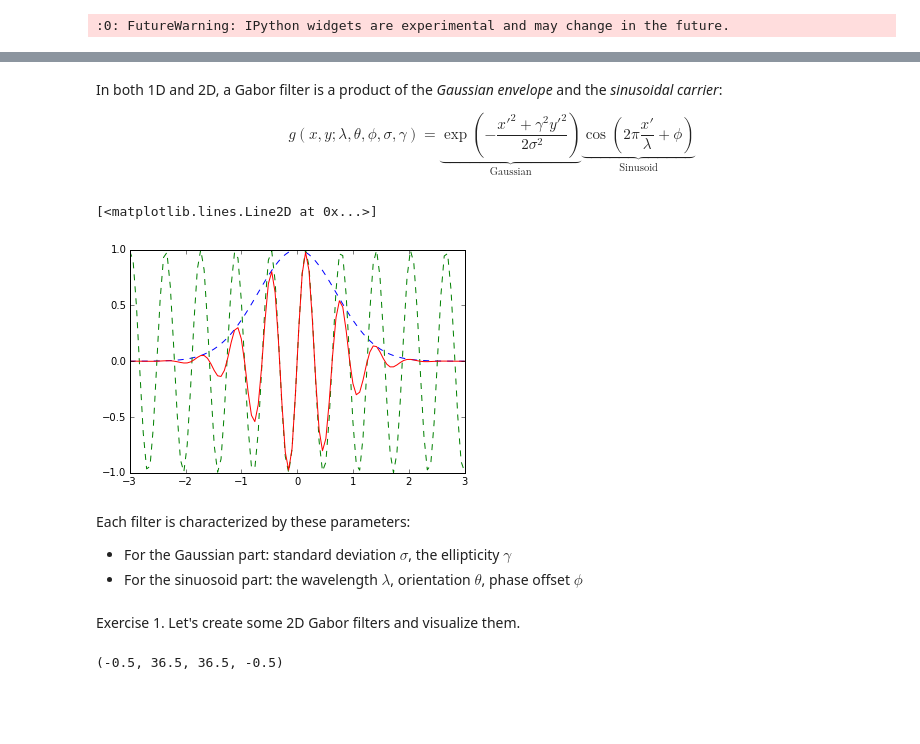
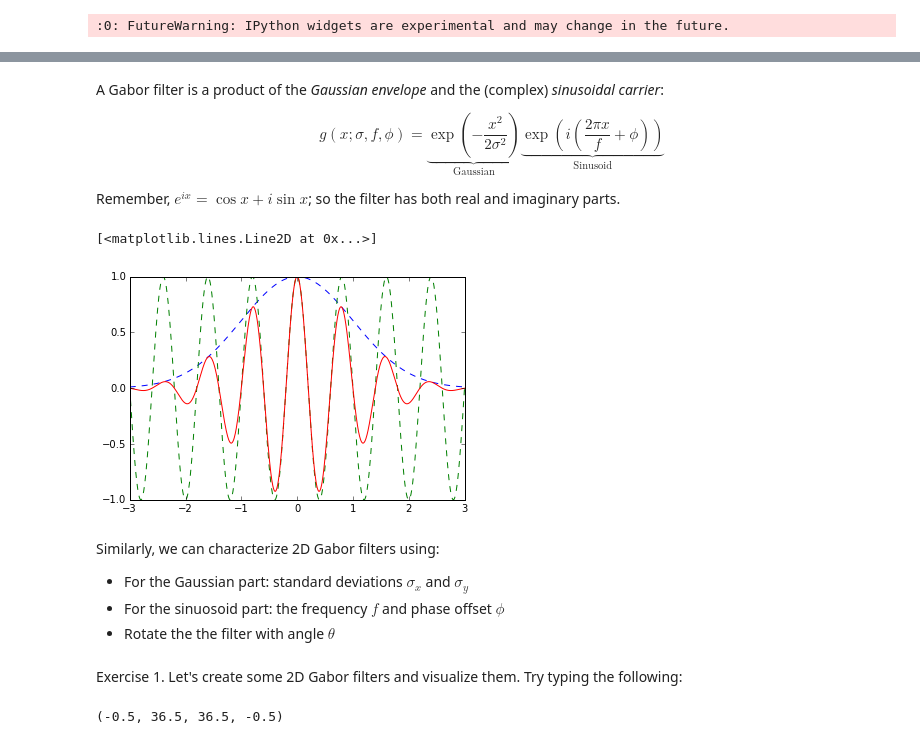
Before and after one commit to guruucsd/EigenfaceDemo, a Jupyter notebook: src/Gabor Filter Demo.ipynb, the cells around one changed output, grey strips where cells are left out. Drawn from its saved outputs; the diff is of its cells as text; code cells hidden in the pictures; blank space fills up the shorter version.

```diff
--- a/src/Gabor Filter Demo.ipynb
+++ b/src/Gabor Filter Demo.ipynb
@@ -36,25 +28,28 @@ But in this demo, we'll be dealing with Gabor as image (2D) filters.
 # %% [markdown]
-In both 1D and 2D, a Gabor filter is a product of the *Gaussian envelope* and the *sinusoidal carrier*:
+A Gabor filter is a product of the *Gaussian envelope* and the (complex) *sinusoidal carrier*:
 
-$$g(x,y; \lambda, \theta, \phi, \sigma, \gamma) = \underbrace{\exp\left( -\frac{x'^2 + \gamma^2 y'^2}{2\sigma^2} \right)}_{\textrm{Gaussian}}
-\underbrace{ \cos\left( 2 \pi \frac{x'}{\lambda} + \phi\right)}_{\textrm{Sinusoid}}$$
+$$g(x; \sigma, f, \phi) = \underbrace{\exp\left( -\frac{x^2}{2 \sigma^2} \right)}_{\textrm{Gaussian}}
+\underbrace{ \exp\left( i \left(\frac{2 \pi x}{f} + \phi \right) \right)}_{\textrm{Sinusoid}}$$
+
+Remember, $e^{i x} = \cos x + i \sin x$; so the filter has both real and imaginary parts.
 # %%
-xs=linspace(-3, 3, 100)
-gaussian=exp(-xs**2)
-sinusoid=sin(xs*10)
+xs=linspace(-3, 3, 1000)
+gaussian=exp(-xs**2/2)
+sinusoid=exp(1j*2*pi*xs/0.8) # 1j is "i"
 plt.plot(xs, gaussian, '--')
-plt.plot(xs, sinusoid, '--')
-plt.plot(xs, gaussian*sinusoid)
+plt.plot(xs, real(sinusoid), '--')
+plt.plot(xs, gaussian*real(sinusoid))
 # %% [output]
 [<matplotlib.lines.Line2D at 0x...>]
-[figure, old version]
+[figure, new version]
-# %% [markdown]
-Each filter is characterized by these parameters:
-
- * For the Gaussian part: standard deviation $\sigma$, the ellipticity $\gamma$
- * For the sinuosoid part: the wavelength $\lambda$, orientation $\theta$, phase offset $\phi$
+# %% [markdown]
+Similarly, we can characterize 2D Gabor filters using:
+
+ * For the Gaussian part: standard deviations $\sigma_x$ and $\sigma_y$
+ * For the sinuosoid part: the frequency $f$ and phase offset $\phi$
+ * Rotate the the filter with angle $\theta$
 # %% [markdown]
-Exercise 1. Let's create some 2D Gabor filters and visualize them.
+Exercise 1. Let's create some 2D Gabor filters and visualize them.  Try typing the following:
 # %%
 #from skimage.filters import gabor_kernel
 #   ^--- if you have latest version of scikit-image installed.
```
Also changed, not shown: parts of 6 cells of this notebook, 1 other file.
